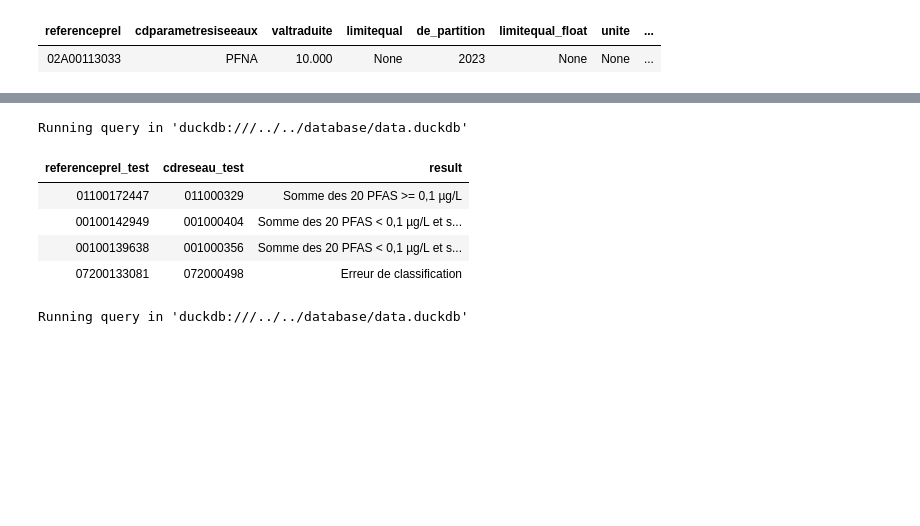
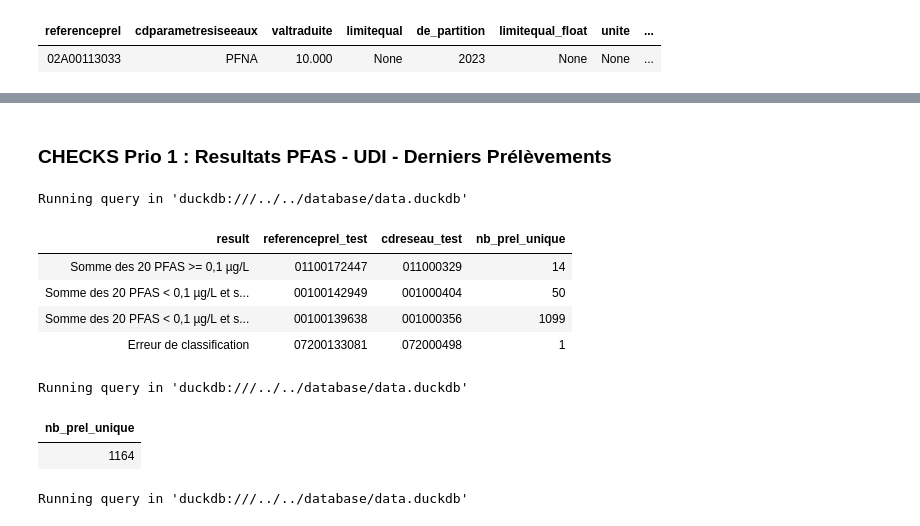
Before and after one commit to dataforgoodfr/13_pollution_eau, a Jupyter notebook: analytics/notebooks/Tache177_resultats-pfas-dbt-model.ipynb, the cells around one changed output, grey strips where cells are left out. Drawn from its saved outputs; the diff is of its cells as text; code cells hidden in the pictures; blank space fills up the shorter version.

```diff
--- a/analytics/notebooks/Tache177_resultats-pfas-dbt-model.ipynb
+++ b/analytics/notebooks/Tache177_resultats-pfas-dbt-model.ipynb
@@ -300,18 +218,41 @@ Running query in 'duckdb:///../../database/data.duckdb'
 Truncated to displaylimit of 20.
+# %% [markdown]
+### CHECKS Prio 1 : Resultats PFAS - UDI - Derniers Prélèvements
 # %%
 %%sql --with last_results_pfas_udi
 
-SELECT MIN(referenceprel) AS referenceprel_test, MIN(cdreseau) AS cdreseau_test, result
+SELECT result, MIN(referenceprel) AS referenceprel_test, MIN(cdreseau) AS cdreseau_test, COUNT(DISTINCT referenceprel) AS nb_prel_unique
 FROM last_results_pfas_udi
 GROUP BY result
 ORDER BY result DESC
 # %% [output]
 Running query in 'duckdb:///../../database/data.duckdb'
-| referenceprel_test | cdreseau_test | result |
-| 01100172447 | 011000329 | Somme des 20 PFAS >= 0,1 µg/L |
-| 00100142949 | 001000404 | Somme des 20 PFAS < 0,1 µg/L et s... |
-| 00100139638 | 001000356 | Somme des 20 PFAS < 0,1 µg/L et s... |
-| 07200133081 | 072000498 | Erreur de classification |
+| result | referenceprel_test | cdreseau_test | nb_prel_unique |
+| Somme des 20 PFAS >= 0,1 µg/L | 01100172447 | 011000329 | 14 |
+| Somme des 20 PFAS < 0,1 µg/L et s... | 00100142949 | 001000404 | 50 |
+| Somme des 20 PFAS < 0,1 µg/L et s... | 00100139638 | 001000356 | 1099 |
+| Erreur de classification | 07200133081 | 072000498 | 1 |
+# %%
+%%sql
+
+WITH latest_pfas_results AS (
+    SELECT
+        *,
+        ROW_NUMBER() OVER (
+            PARTITION BY cdreseau, cdparametresiseeaux
+            ORDER BY datetimeprel DESC
+        ) AS row_number
+    FROM int__resultats_udi_communes
+    WHERE categorie = 'pfas'
+)
+
+SELECT COUNT(DISTINCT referenceprel) AS nb_prel_unique
+FROM latest_pfas_results
+WHERE row_number = 1
+# %% [output]
+Running query in 'duckdb:///../../database/data.duckdb'
+| nb_prel_unique |
+| 1164 |
 # %%
 %%sql --with last_results_pfas_udi
 
```
Also changed, not shown: parts of 9 cells of this notebook, 2 other files.
